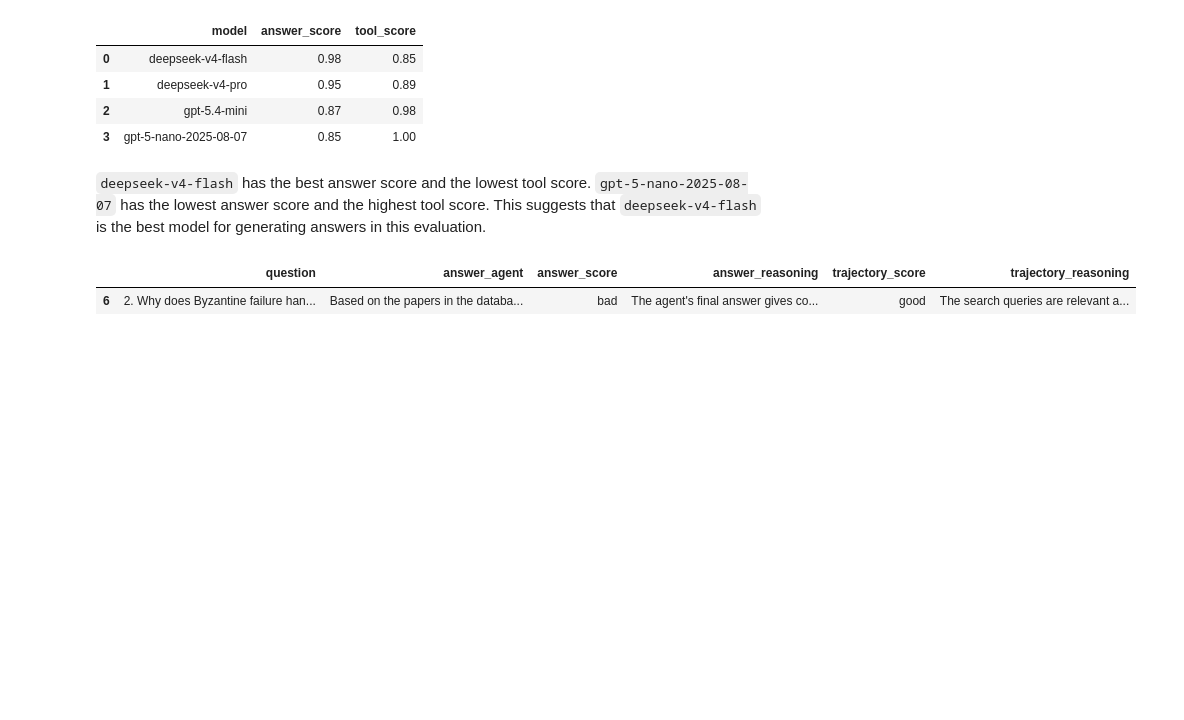
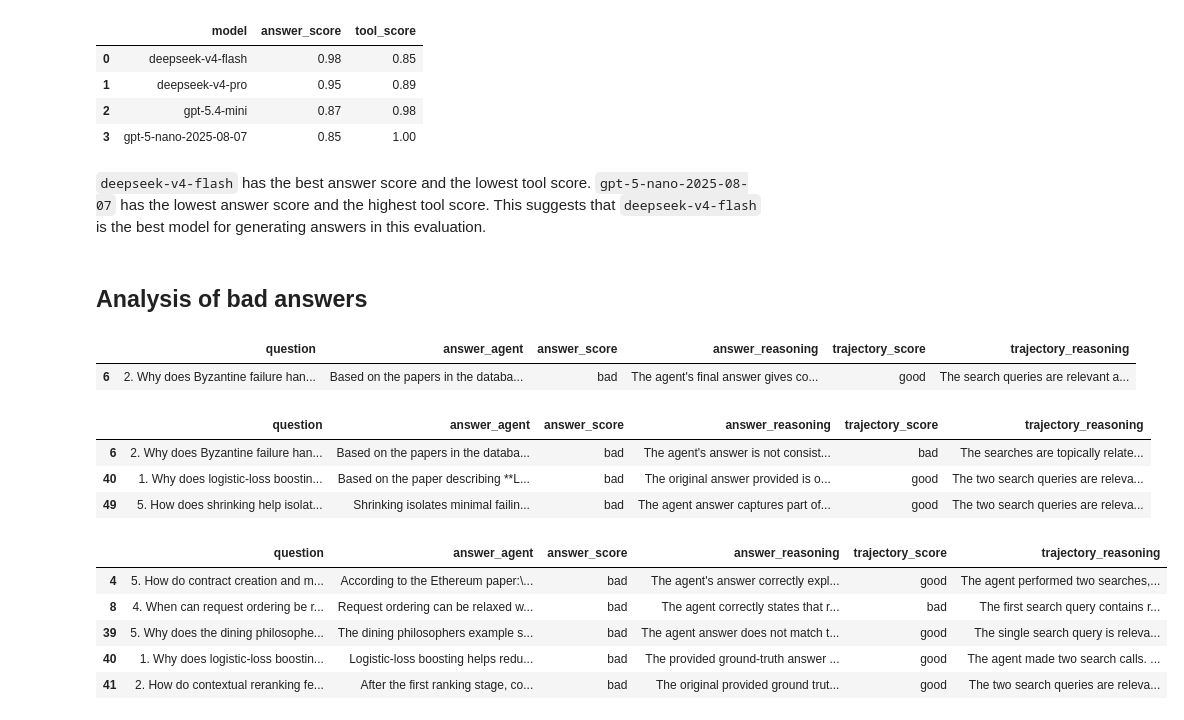
Before and after one commit to mg-minsan/sayargyi, a Jupyter notebook: evaluations/agent-evaluation.ipynb, the cells around one changed output. Saved outputs shown, nothing was run; the diff lists cells and outputs as text; code cells hidden in the pictures; blank space fills up the shorter version.

Commit message:
Finish up the remaing eval

```diff
--- a/evaluations/agent-evaluation.ipynb
+++ b/evaluations/agent-evaluation.ipynb
@@ -210,4 +222,6 @@ pd.DataFrame(
 | 3 | gpt-5-nano-2025-08-07 | 0.85 | 1.00 |
 # %% [markdown]
 `deepseek-v4-flash` has the best answer score and the lowest tool score. `gpt-5-nano-2025-08-07` has the lowest answer score and the highest tool score. This suggests that `deepseek-v4-flash` is the best model for generating answers in this evaluation.
+# %% [markdown]
+## Analysis of bad answers
 # %%
@@ -217,3 +231,23 @@ df_bad
 # %% [output]
 |  | question | answer_agent | answer_score | answer_reasoning | trajectory_score | trajectory_reasoning |
 | 6 | 2. Why does Byzantine failure han... | Based on the papers in the databa... | bad | The agent's final answer gives co... | good | The search queries are relevant a... |
+# %%
+df_deepseek_pro_eval = pd.read_csv("agent-evaluation-deepseek-v4-pro.csv")
+df_bad = df_deepseek_pro_eval[df_deepseek_pro_eval["answer_score"] == "bad"].head()
+df_bad
+# %% [output]
+|  | question | answer_agent | answer_score | answer_reasoning | trajectory_score | trajectory_reasoning |
+| 6 | 2. Why does Byzantine failure han... | Based on the papers in the databa... | bad | The agent's answer is not consist... | bad | The searches are topically relate... |
+| 40 | 1. Why does logistic-loss boostin... | Based on the paper describing **L... | bad | The original answer provided is o... | good | The two search queries are releva... |
+| 49 | 5. How does shrinking help isolat... | Shrinking isolates minimal failin... | bad | The agent answer captures part of... | good | The two search queries are releva... |
+# %%
+df_gpt_mini_eval = pd.read_csv("agent-evaluation-gpt-5.4-mini.csv")
+df_bad = df_gpt_mini_eval[df_gpt_mini_eval["answer_score"] == "bad"].head()
+df_bad
+# %% [output]
+|  | question | answer_agent | answer_score | answer_reasoning | trajectory_score | trajectory_reasoning |
+| 4 | 5. How do contract creation and m... | According to the Ethereum paper:\... | bad | The agent's answer correctly expl... | good | The agent performed two searches,... |
+| 8 | 4. When can request ordering be r... | Request ordering can be relaxed w... | bad | The agent correctly states that r... | bad | The first search query contains r... |
+| 39 | 5. Why does the dining philosophe... | The dining philosophers example s... | bad | The agent answer does not match t... | good | The single search query is releva... |
+| 40 | 1. Why does logistic-loss boostin... | Logistic-loss boosting helps redu... | bad | The provided ground-truth answer ... | good | The agent made two search calls. ... |
+| 41 | 2. How do contextual reranking fe... | After the first ranking stage, co... | bad | The original provided ground trut... | good | The two search queries are releva... |
```
Also changed, not shown: parts of 16 cells of this notebook, 1 other file.
